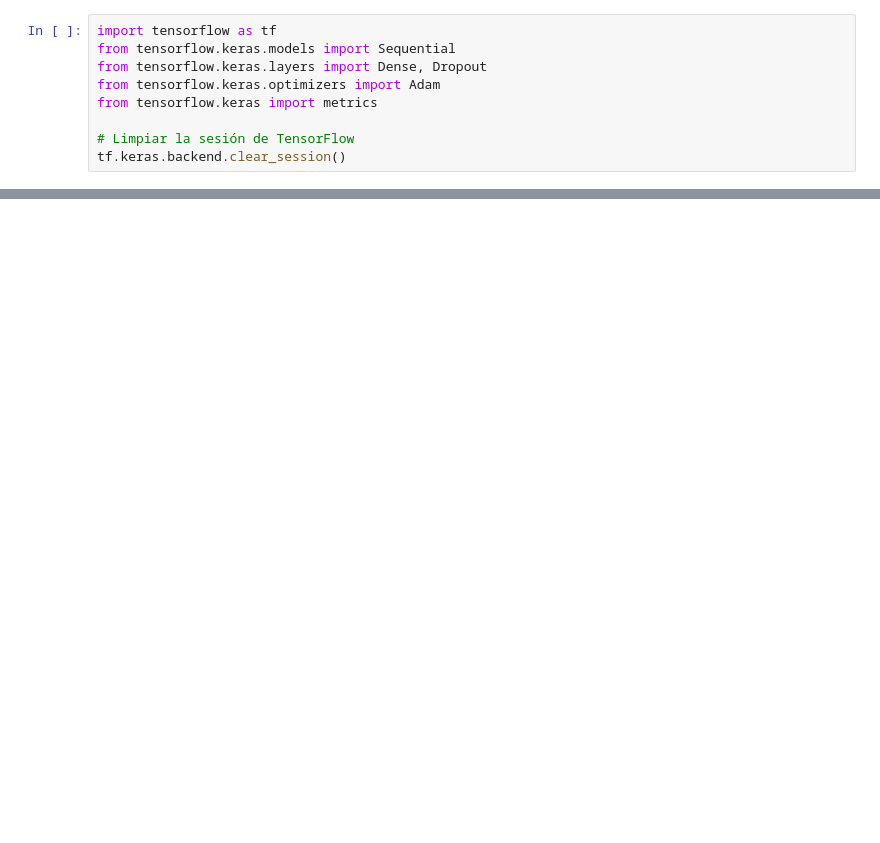
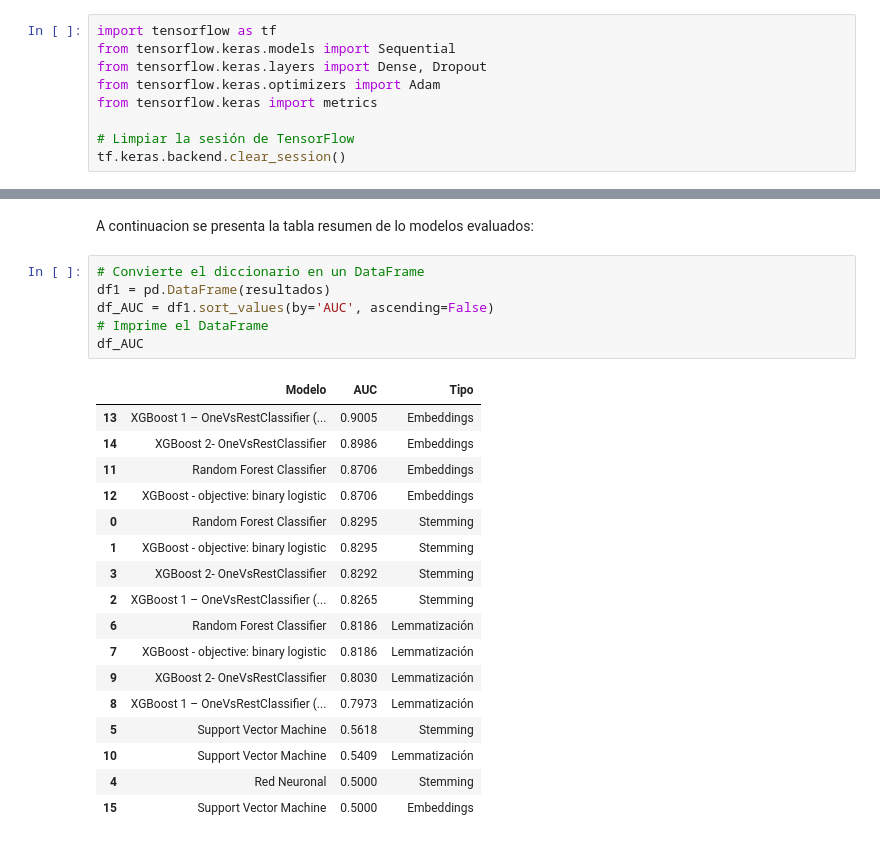
Before and after one commit to AnguieGarciaB/topicosanalitica, a Jupyter notebook: notebook/P1_MovieGenrePrediction.ipynb, the cells around one changed output, grey strips where cells are left out. Saved outputs shown, nothing was run; the diff lists cells and outputs as text; blank space fills up the shorter version.

```diff
--- a/notebook/P1_MovieGenrePrediction.ipynb
+++ b/notebook/P1_MovieGenrePrediction.ipynb
@@ -534,0 +844,26 @@ roc_auc_score(y_test, y_pred, average='macro')
+# %% [markdown]
+A continuacion se presenta la tabla resumen de lo modelos evaluados:
+# %%
+# Convierte el diccionario en un DataFrame
+df1 = pd.DataFrame(resultados)
+df_AUC = df1.sort_values(by='AUC', ascending=False)
+# Imprime el DataFrame
+df_AUC
+# %% [output]
+|  | Modelo | AUC | Tipo |
+| 13 | XGBoost 1 – OneVsRestClassifier (... | 0.9005 | Embeddings |
+| 14 | XGBoost 2- OneVsRestClassifier | 0.8986 | Embeddings |
+| 11 | Random Forest Classifier | 0.8706 | Embeddings |
+| 12 | XGBoost - objective: binary logistic | 0.8706 | Embeddings |
+| 0 | Random Forest Classifier | 0.8295 | Stemming |
+| 1 | XGBoost - objective: binary logistic | 0.8295 | Stemming |
+| 3 | XGBoost 2- OneVsRestClassifier | 0.8292 | Stemming |
+| 2 | XGBoost 1 – OneVsRestClassifier (... | 0.8265 | Stemming |
+| 6 | Random Forest Classifier | 0.8186 | Lemmatización |
+| 7 | XGBoost - objective: binary logistic | 0.8186 | Lemmatización |
+| 9 | XGBoost 2- OneVsRestClassifier | 0.8030 | Lemmatización |
+| 8 | XGBoost 1 – OneVsRestClassifier (... | 0.7973 | Lemmatización |
+| 5 | Support Vector Machine | 0.5618 | Stemming |
+| 10 | Support Vector Machine | 0.5409 | Lemmatización |
+| 4 | Red Neuronal | 0.5000 | Stemming |
+| 15 | Support Vector Machine | 0.5000 | Embeddings |
```
Also changed, not shown: parts of 121 cells of this notebook.
